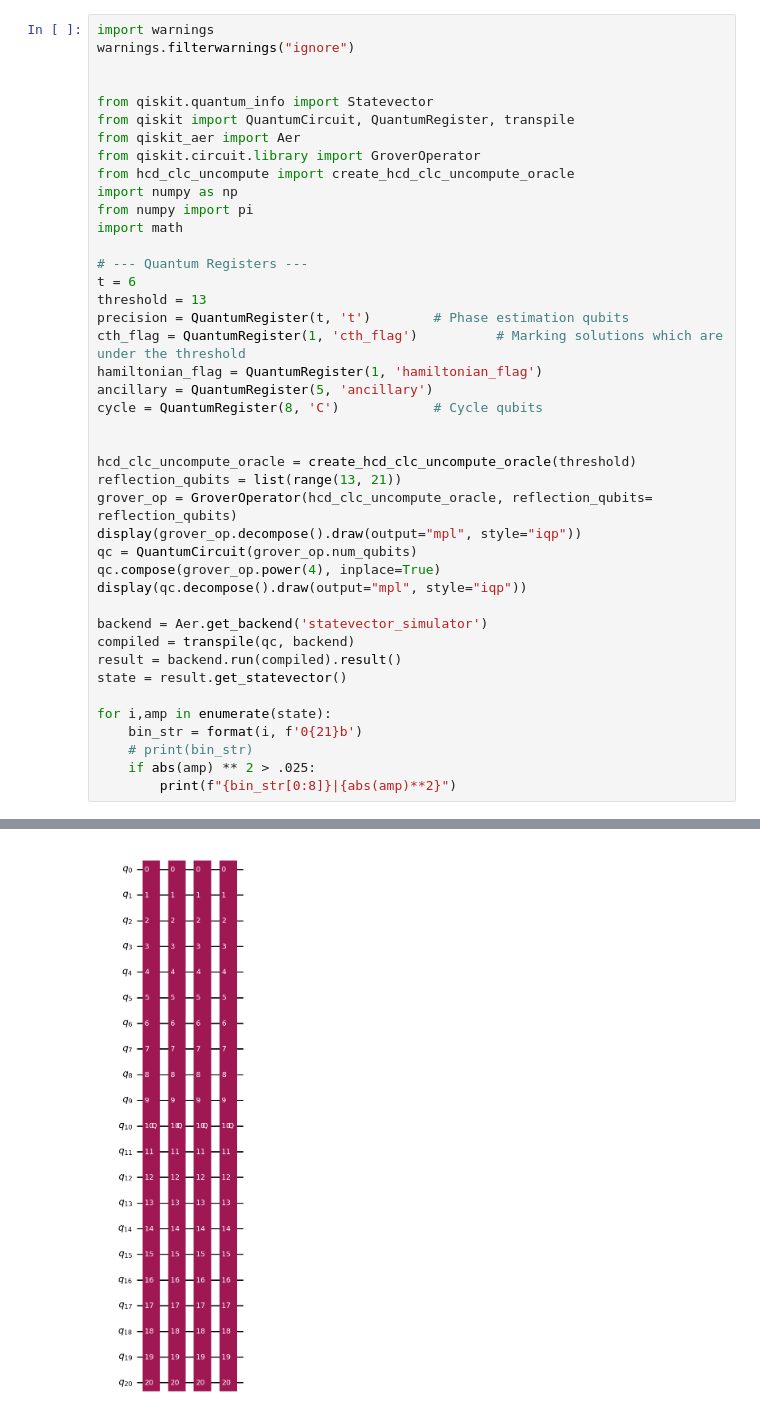
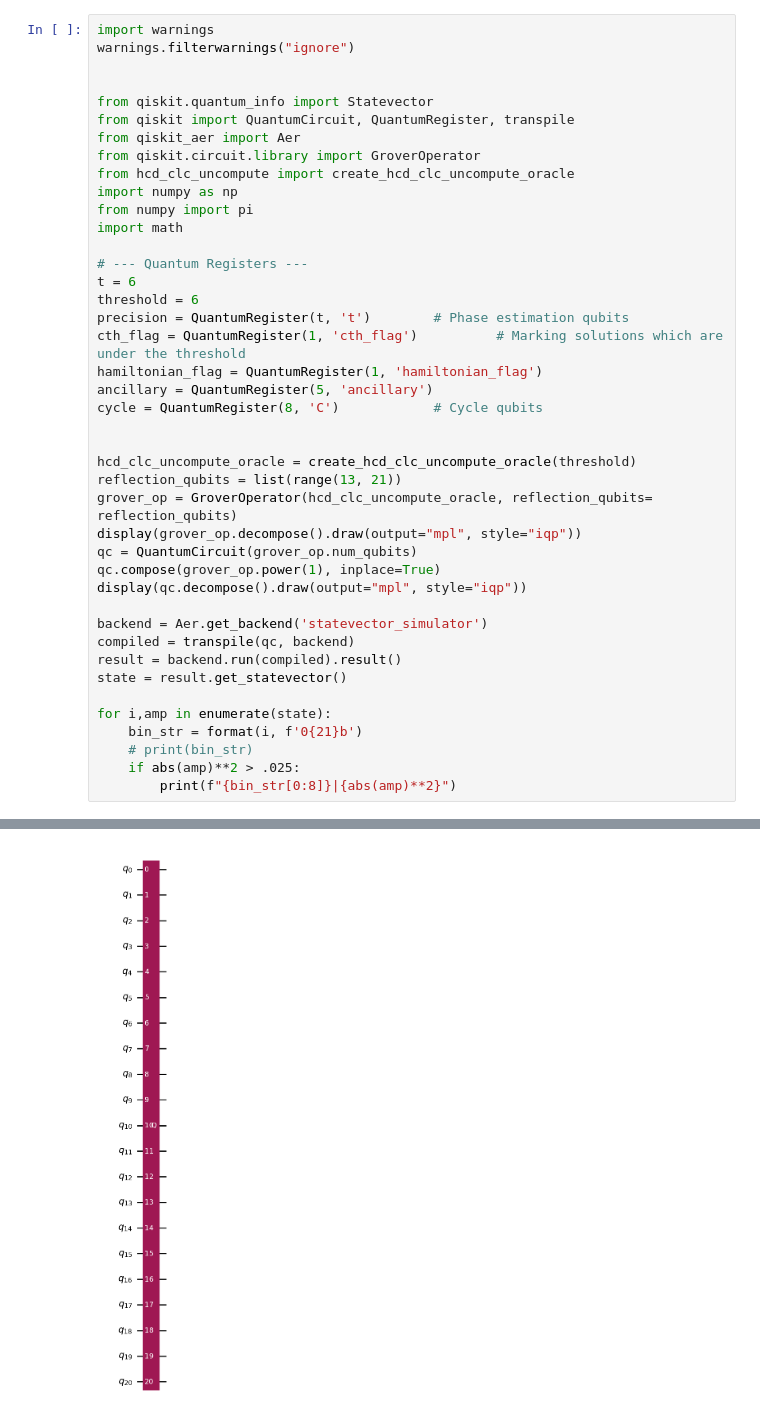
Before and after one commit to rbalak/qcml-tsp, a Jupyter notebook: gas-based/tsp_solution.ipynb, the cells around one changed output, grey strips where cells are left out. Cells and saved outputs as stored; diff of their text form.

```diff
--- a/gas-based/tsp_solution.ipynb
+++ b/gas-based/tsp_solution.ipynb
@@ -12,34 +12,34 @@ import numpy as np
 from numpy import pi
 import math
 
 # --- Quantum Registers ---
 t = 6
-threshold = 13
+threshold = 6
 precision = QuantumRegister(t, 't')        # Phase estimation qubits
 cth_flag = QuantumRegister(1, 'cth_flag')          # Marking solutions which are under the threshold
 hamiltonian_flag = QuantumRegister(1, 'hamiltonian_flag')
 ancillary = QuantumRegister(5, 'ancillary')
 cycle = QuantumRegister(8, 'C')            # Cycle qubits
 
 
 hcd_clc_uncompute_oracle = create_hcd_clc_uncompute_oracle(threshold)
 reflection_qubits = list(range(13, 21))
 grover_op = GroverOperator(hcd_clc_uncompute_oracle, reflection_qubits= reflection_qubits)
 display(grover_op.decompose().draw(output="mpl", style="iqp"))
 qc = QuantumCircuit(grover_op.num_qubits)
-qc.compose(grover_op.power(4), inplace=True)
+qc.compose(grover_op.power(1), inplace=True)
 display(qc.decompose().draw(output="mpl", style="iqp"))
 
 backend = Aer.get_backend('statevector_simulator')
 compiled = transpile(qc, backend)
 result = backend.run(compiled).result()
 state = result.get_statevector()
 
 for i,amp in enumerate(state):
     bin_str = format(i, f'0{21}b')
     # print(bin_str)
-    if abs(amp) ** 2 > .025:
+    if abs(amp)**2 > .025:
         print(f"{bin_str[0:8]}|{abs(amp)**2}")
 # %% [output]
 [figure]
-[figure, old version]
+[figure, new version]
```
Also changed, not shown: parts of 1 cell of this notebook, 5 other files.
